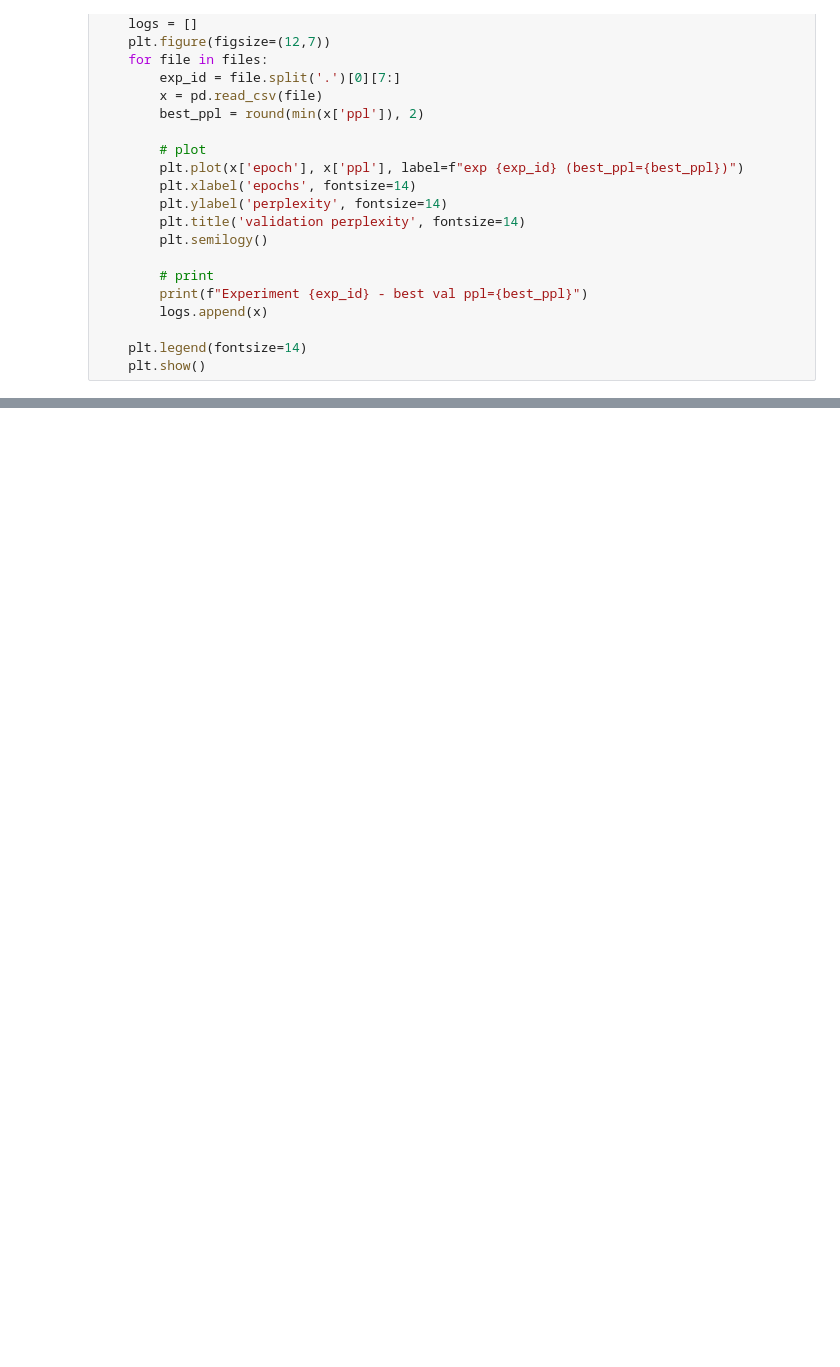
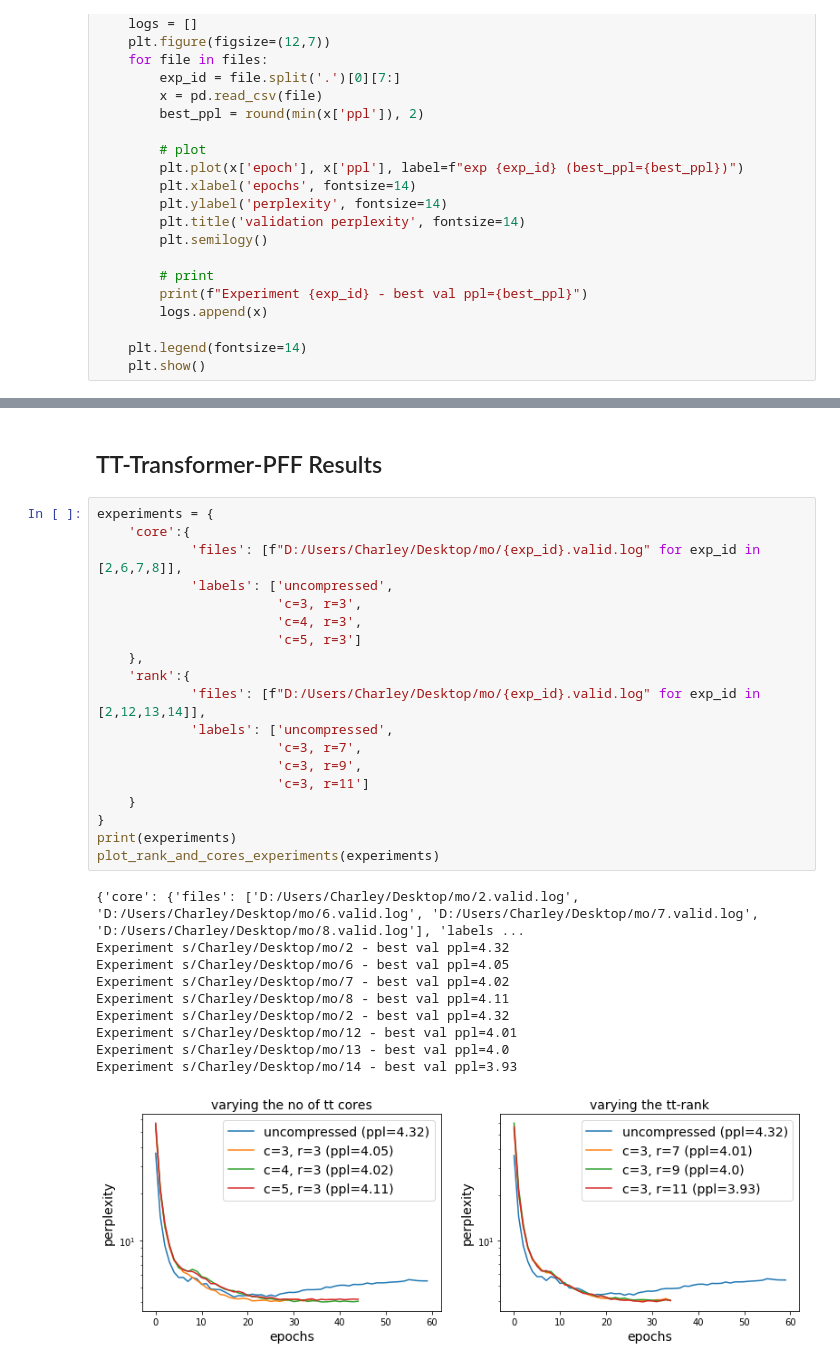
Before and after one commit to MohamedAbdelsalam9/TT-Transformer, a Jupyter notebook: visualize_logs.ipynb, the cells around one changed output, grey strips where cells are left out. Cells and saved outputs as stored; diff of their text form; blank space fills up the shorter version.

```diff
--- a/visualize_logs.ipynb
+++ b/visualize_logs.ipynb
@@ -53,0 +152,32 @@ Experiment 16 - best val ppl=5.42
+# %% [markdown]
+## TT-Transformer-PFF Results
+# %%
+experiments = {
+    'core':{
+            'files': [f"D:/Users/Charley/Desktop/mo/{exp_id}.valid.log" for exp_id in [2,6,7,8]],
+            'labels': ['uncompressed',
+                       'c=3, r=3',
+                       'c=4, r=3',
+                       'c=5, r=3']
+    },
+    'rank':{
+            'files': [f"D:/Users/Charley/Desktop/mo/{exp_id}.valid.log" for exp_id in [2,12,13,14]],
+            'labels': ['uncompressed',
+                       'c=3, r=7',
+                       'c=3, r=9',
+                       'c=3, r=11']
+    }
+}
+print(experiments)
+plot_rank_and_cores_experiments(experiments)
+# %% [output]
+{'core': {'files': ['D:/Users/Charley/Desktop/mo/2.valid.log', 'D:/Users/Charley/Desktop/mo/6.valid.log', 'D:/Users/Charley/Desktop/mo/7.valid.log', 'D:/Users/Charley/Desktop/mo/8.valid.log'], 'labels ...
+Experiment s/Charley/Desktop/mo/2 - best val ppl=4.32
+Experiment s/Charley/Desktop/mo/6 - best val ppl=4.05
+Experiment s/Charley/Desktop/mo/7 - best val ppl=4.02
+Experiment s/Charley/Desktop/mo/8 - best val ppl=4.11
+Experiment s/Charley/Desktop/mo/2 - best val ppl=4.32
+Experiment s/Charley/Desktop/mo/12 - best val ppl=4.01
+Experiment s/Charley/Desktop/mo/13 - best val ppl=4.0
+Experiment s/Charley/Desktop/mo/14 - best val ppl=3.93
+[figure, added]
```
Also changed, not shown: parts of 10 cells of this notebook, 3 other files.
